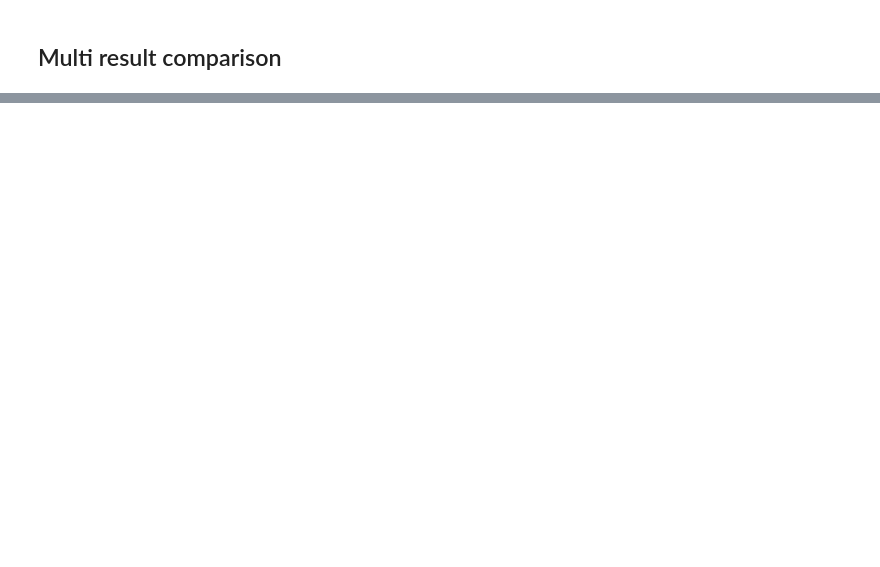
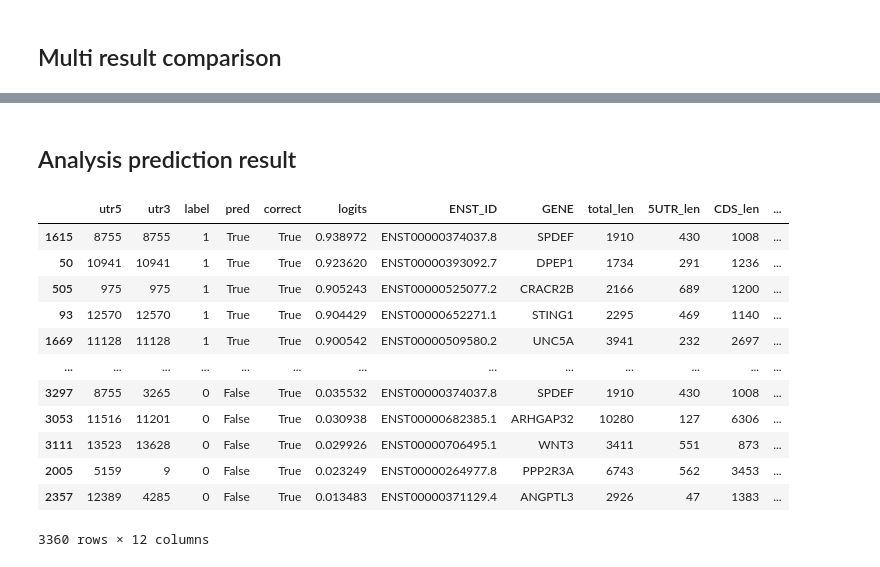
Before and after one commit to hmdlab/utr_pairpred, a Jupyter notebook: pred_analysis.ipynb, the cells around one changed output, grey strips where cells are left out. Saved outputs shown, nothing was run; the diff lists cells and outputs as text; code cells hidden in the pictures; blank space fills up the shorter version.

```diff
--- a/pred_analysis.ipynb
+++ b/pred_analysis.ipynb
@@ -77,0 +111,2 @@ for (s_k,s_v),(p_k,p_v)in zip(score_dic.items(),pred_res_dic.items()):
+# %% [markdown]
+## Analysis prediction result
@@ -77,0 +117,25 @@ for (s_k,s_v),(p_k,p_v)in zip(score_dic.items(),pred_res_dic.items()):
+# %%
+df_pred_res=pd.DataFrame(pair_idx,columns=["utr5","utr3","label"])
+df_pred_res["pred"] = pred_results[1]
+df_pred_res["correct"] = (df_pred_res["label"]==df_pred_res["pred"]).values
+df_pred_res["logits"] = logits
+df_pred_res["ENST_ID"]=seq_df.iloc[df_pred_res.utr5.values]["ENST_ID"].values
+df_pred_res["GENE"]=seq_df.iloc[df_pred_res.utr5.values]["GENE"].values
+df_pred_res=pd.concat([df_pred_res,seq_df.iloc[:,-4:].iloc[df_pred_res.utr5.values].reset_index(drop=True)],axis=1)
+df_pred_res.sort_values("logits",ascending=False,inplace=True)
+df_pred_res.to_csv(f"human_pred_analysis_seed{seed}.csv")
+df_pred_res
+# %% [output]
+|  | utr5 | utr3 | label | pred | correct | logits | ENST_ID | GENE | total_len | 5UTR_len | CDS_len | ... |
+| 1615 | 8755 | 8755 | 1 | True | True | 0.938972 | ENST00000374037.8 | SPDEF | 1910 | 430 | 1008 | ... |
+| 50 | 10941 | 10941 | 1 | True | True | 0.923620 | ENST00000393092.7 | DPEP1 | 1734 | 291 | 1236 | ... |
+| 505 | 975 | 975 | 1 | True | True | 0.905243 | ENST00000525077.2 | CRACR2B | 2166 | 689 | 1200 | ... |
+| 93 | 12570 | 12570 | 1 | True | True | 0.904429 | ENST00000652271.1 | STING1 | 2295 | 469 | 1140 | ... |
+| 1669 | 11128 | 11128 | 1 | True | True | 0.900542 | ENST00000509580.2 | UNC5A | 3941 | 232 | 2697 | ... |
+| ... | ... | ... | ... | ... | ... | ... | ... | ... | ... | ... | ... | ... |
+| 3297 | 8755 | 3265 | 0 | False | True | 0.035532 | ENST00000374037.8 | SPDEF | 1910 | 430 | 1008 | ... |
+| 3053 | 11516 | 11201 | 0 | False | True | 0.030938 | ENST00000682385.1 | ARHGAP32 | 10280 | 127 | 6306 | ... |
+| 3111 | 13523 | 13628 | 0 | False | True | 0.029926 | ENST00000706495.1 | WNT3 | 3411 | 551 | 873 | ... |
+| 2005 | 5159 | 9 | 0 | False | True | 0.023249 | ENST00000264977.8 | PPP2R3A | 6743 | 562 | 3453 | ... |
+| 2357 | 12389 | 4285 | 0 | False | True | 0.013483 | ENST00000371129.4 | ANGPTL3 | 2926 | 47 | 1383 | ... |
+3360 rows × 12 columns
```
Also changed, not shown: parts of 10 cells of this notebook, 5 other files.
